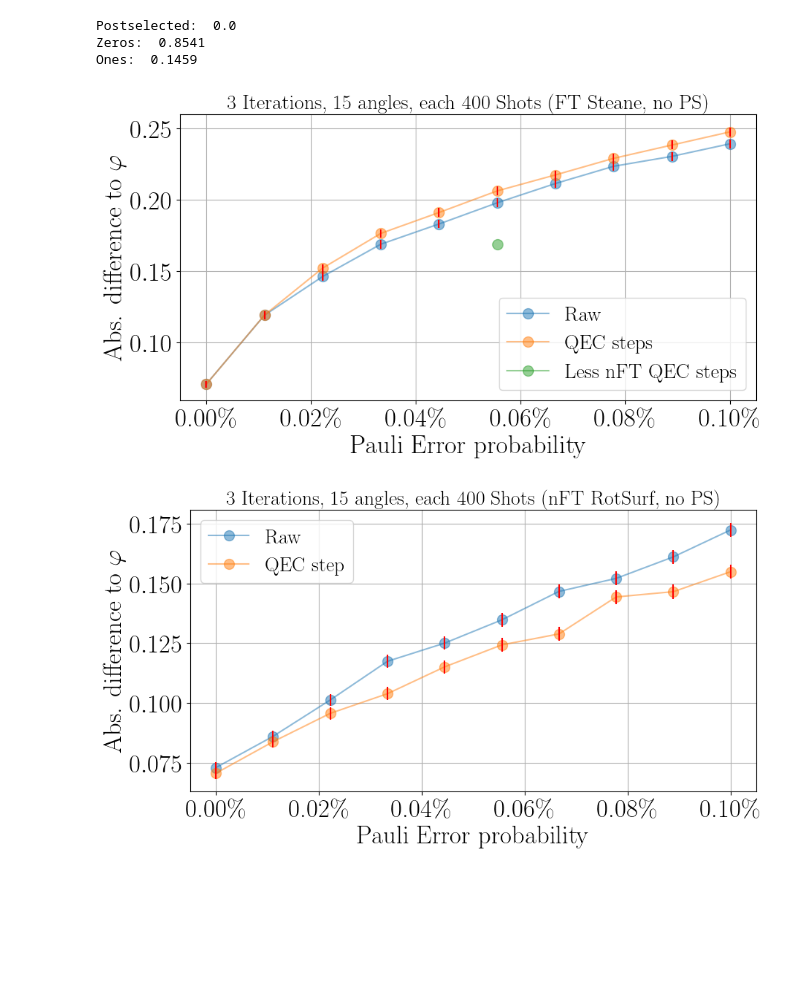
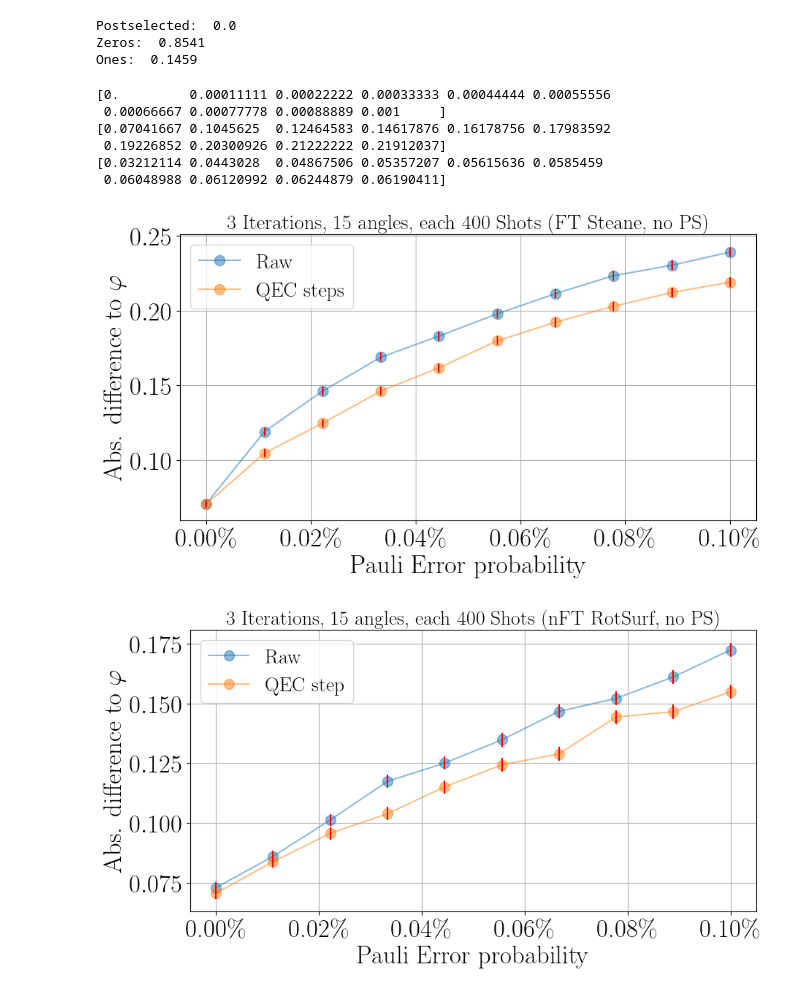
Before and after one commit to RicemanBoy/iqpe, a Jupyter notebook: FT Steane Code.ipynb, the cells around one changed output. Drawn from its saved outputs; the diff is of its cells as text; code cells hidden in the pictures; blank space fills up the shorter version.

```diff
--- a/FT Steane Code.ipynb
+++ b/FT Steane Code.ipynb
@@ -119,40 +119,61 @@ with open("text/unitary{}.txt".format(n), "r") as file:
 with open("text/adjunitary{}.txt".format(n), "r") as file:
     for line in file:
         b.append(list(map(str, line.strip().split(","))))
+# %%
+p, y, err = np.loadtxt("HPC/text/Steane_noPS_qec8_noflags_0_2.txt", delimiter = ",")
+p1, y1, err1 = np.loadtxt("HPC/text/Steane_noPS_qec8_noflags_3_5.txt", delimiter = ",")
+p2, y2, err2 = np.loadtxt("HPC/text/Steane_noPS_qec8_noflags_6_9.txt", delimiter = ",")
+
+p_tot = np.concatenate((p, p1, p2))
+y_tot = np.concatenate((y, y1, y2))
+err_tot = np.concatenate((err, err1, err2))
+
+print(p_tot)
+print(y_tot)
+print(err_tot)
+
+data = np.array((p_tot, y_tot, err_tot))
+np.savetxt("HPC/text/Steane_noPS_qec8_noflags.txt", data, delimiter=",")
+# %% [output]
+[0.         0.00011111 0.00022222 0.00033333 0.00044444 0.00055556
+ 0.00066667 0.00077778 0.00088889 0.001     ]
+[0.07041667 0.1045625  0.12464583 0.14617876 0.16178756 0.17983592
+ 0.19226852 0.20300926 0.21222222 0.21912037]
+[0.03212114 0.0443028  0.04867506 0.05357207 0.05615636 0.0585459
+ 0.06048988 0.06120992 0.06244879 0.06190411]
 # %%
 plt.rcParams.update({
     "text.usetex": True,
     "font.family": "Bitstream Vera Sans",
     "font.sans-serif": "Helvetica",
 })
 
 p, y, err = np.loadtxt("HPC/text/Steane_noPS.txt", delimiter = ",")
-p1, y1, _ = np.loadtxt("HPC/text/Steane_noPS_qec.txt", delimiter = ",")
-p2, y2, y_ = np.loadtxt("HPC/text/Steane_noPS_qec8_noflags_5.txt", delimiter = ",")
+p1, y1, err1 = np.loadtxt("HPC/text/Steane_noPS_qec8_noflags.txt", delimiter = ",")
 
 shots=6000
 
 err = [np.sqrt((i-i**2)/shots) for i in err]
+err1 = [np.sqrt((i-i**2)/shots) for i in err1]
 
 fig, ax1 = plt.subplots(figsize=(10,5))
 ax1.xaxis.set_major_formatter(ticker.PercentFormatter(xmax=1, decimals = 2))
 
 ax1.plot(p,y, label="Raw", marker = ".",markersize = 20, alpha = 0.5)
 ax1.plot(p1,y1, label="QEC steps", marker = ".",markersize = 20, alpha = 0.5)
-ax1.plot(p2,y2, label="Less nFT QEC steps", marker = ".",markersize = 20, alpha = 0.5)
 ax1.errorbar(p, y, yerr=err, ecolor="red", linestyle="")
-ax1.errorbar(p1, y1, yerr=err, ecolor="red", linestyle="")
+ax1.errorbar(p1, y1, yerr=err1, ecolor="red", linestyle="")
 
 ax1.set_title(r"3 Iterations, 15 angles, each {} Shots (FT Steane, no PS)".format(int(shots/15)), fontsize=20)
 ax1.set_xlabel("Pauli Error probability", fontsize=25)
 ax1.set_ylabel(r"Abs. difference to $\varphi$", fontsize=25)
 ax1.tick_params(axis='both', which='major', labelsize=25)
 ax1.grid()
 ax1.legend(fontsize=20)
 #plt.tight_layout()
 plt.show()
 # %% [output]
-[figure, old version]
+[figure, new version]
 # %%
 p, y, err = np.loadtxt("HPC/text/RotSurf_noPS.txt", delimiter = ",")
 p1, y1, _ = np.loadtxt("HPC/text/RotSurf_noPS_1qec.txt", delimiter = ",")
```
Also changed, not shown: 8 other files.
